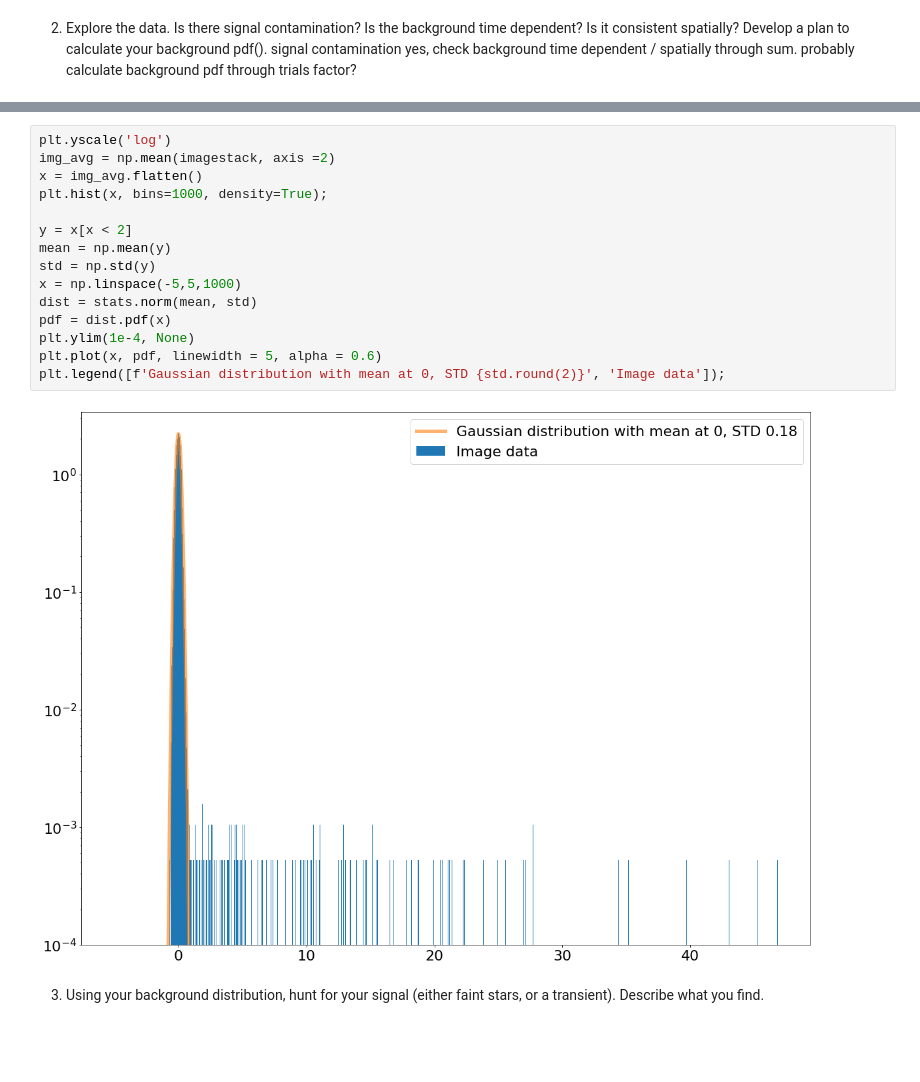
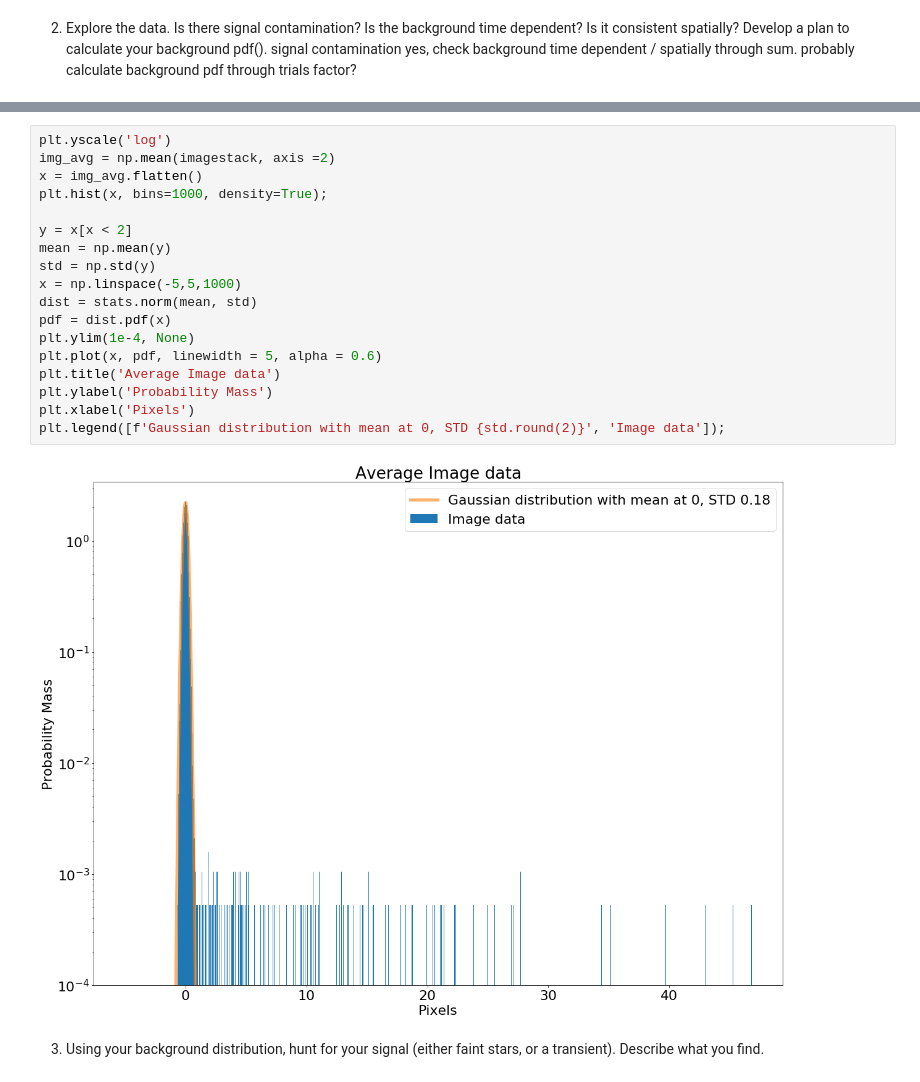
Before and after one commit to noahkim4648/Phys-434-Portfolio, a Jupyter notebook: Lab4.ipynb, the cells around one changed output, grey strips where cells are left out. Saved outputs shown, nothing was run; the diff lists cells and outputs as text; blank space fills up the shorter version.

```diff
--- a/Lab4.ipynb
+++ b/Lab4.ipynb
@@ -181,20 +195,23 @@ plt.legend(['Sum of rows','Sum of columns'])
 # %%
 plt.yscale('log')
 img_avg = np.mean(imagestack, axis =2)
 x = img_avg.flatten()
 plt.hist(x, bins=1000, density=True);
 
 y = x[x < 2]
 mean = np.mean(y)
 std = np.std(y)
 x = np.linspace(-5,5,1000)
 dist = stats.norm(mean, std)
 pdf = dist.pdf(x)
 plt.ylim(1e-4, None)
 plt.plot(x, pdf, linewidth = 5, alpha = 0.6)
+plt.title('Average Image data')
+plt.ylabel('Probability Mass')
+plt.xlabel('Pixels')
 plt.legend([f'Gaussian distribution with mean at 0, STD {std.round(2)}', 'Image data']);
 # %% [output]
-[figure, old version]
+[figure, new version]
 # %% [markdown]
 3) Using your background distribution, hunt for your signal (either faint stars, or a transient). Describe what you find.
 # %% [markdown]
```
Also changed, not shown: parts of 15 cells of this notebook.
